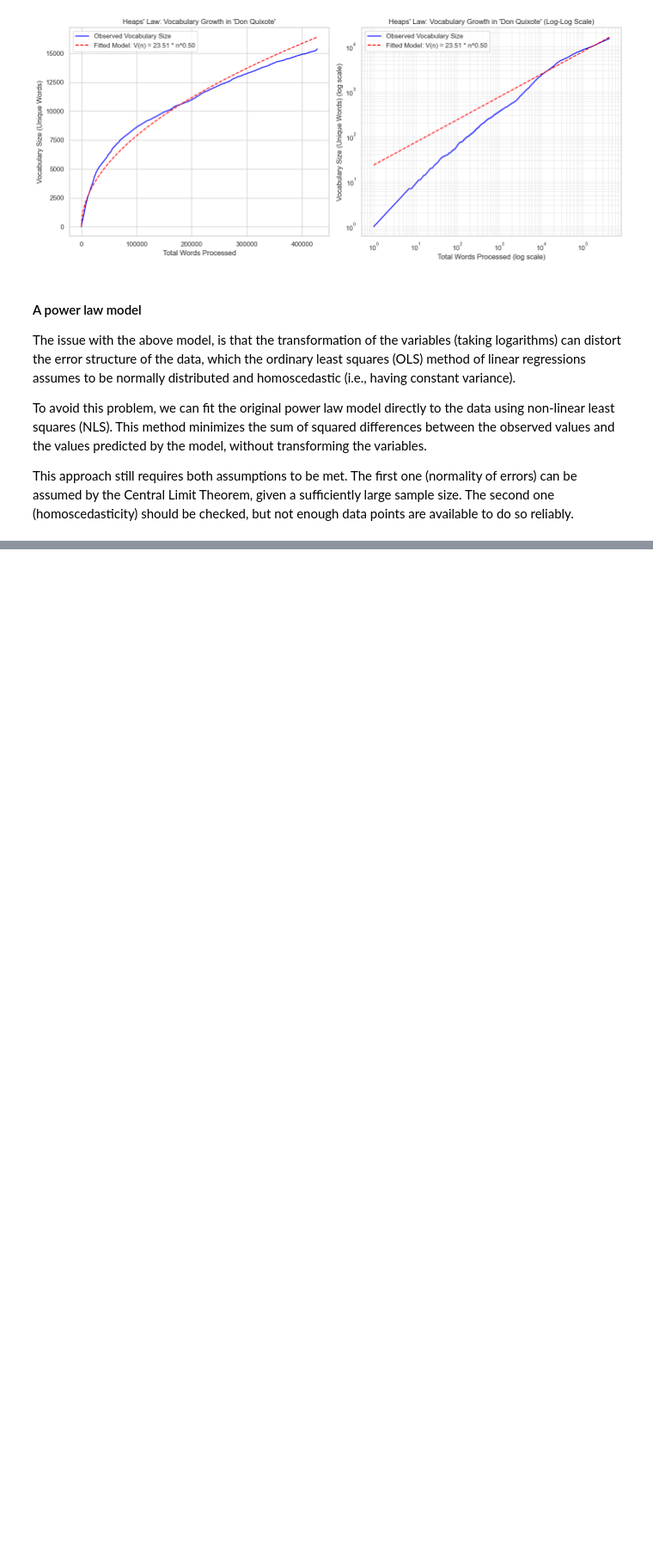
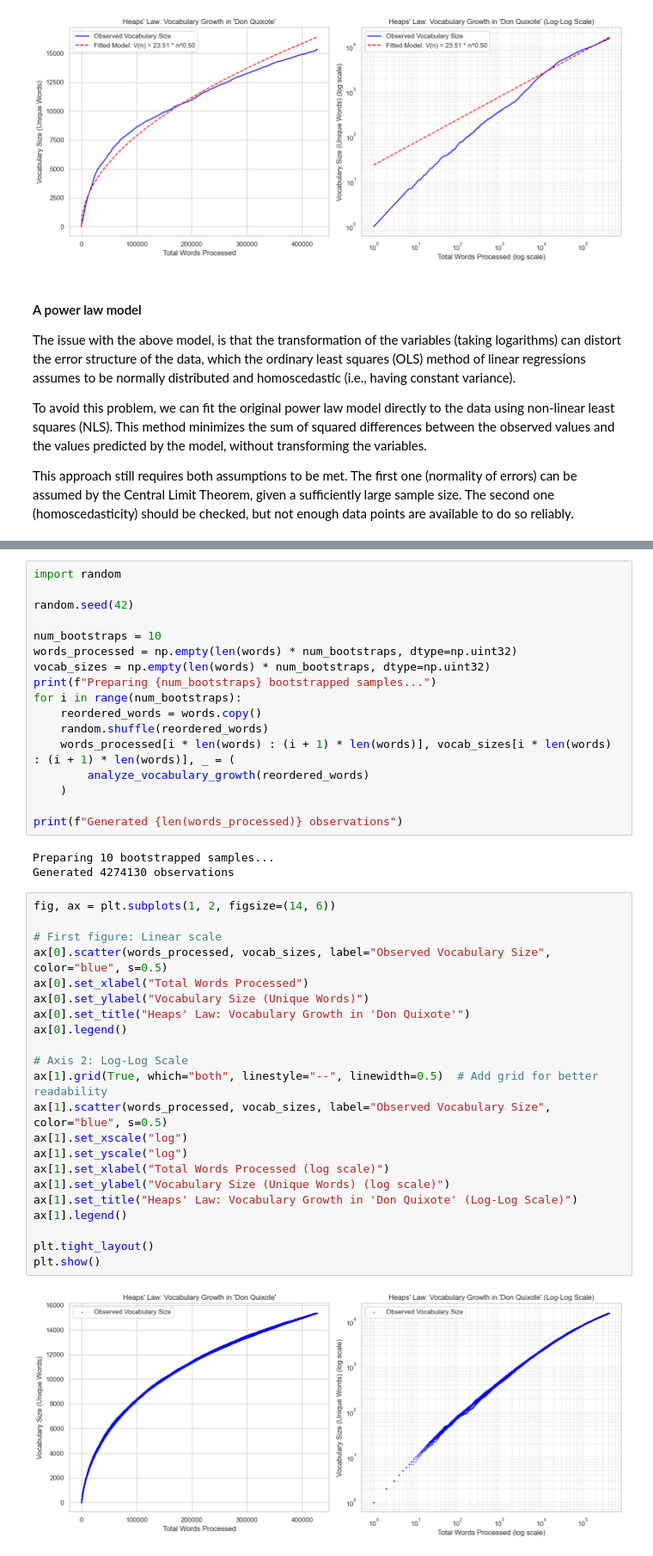
Before and after one commit to AimbotParce/MDS-IRRS-ZipfLaw, a Jupyter notebook: notebooks/Heaps.ipynb, the cells around one changed output, grey strips where cells are left out. Shown: that part at 86% size. Saved outputs shown, nothing was run; the diff lists cells and outputs as text; blank space fills up the shorter version.

```diff
--- a/notebooks/Heaps.ipynb
+++ b/notebooks/Heaps.ipynb
@@ -113,0 +194,44 @@ This approach still requires both assumptions to be met. The first one (normalit
+# %%
+import random
+
+random.seed(42)
+
+num_bootstraps = 10
+words_processed = np.empty(len(words) * num_bootstraps, dtype=np.uint32)
+vocab_sizes = np.empty(len(words) * num_bootstraps, dtype=np.uint32)
+print(f"Preparing {num_bootstraps} bootstrapped samples...")
+for i in range(num_bootstraps):
+    reordered_words = words.copy()
+    random.shuffle(reordered_words)
+    words_processed[i * len(words) : (i + 1) * len(words)], vocab_sizes[i * len(words) : (i + 1) * len(words)], _ = (
+        analyze_vocabulary_growth(reordered_words)
+    )
+
+print(f"Generated {len(words_processed)} observations")
+# %% [output]
+Preparing 10 bootstrapped samples...
+Generated 4274130 observations
+# %%
+fig, ax = plt.subplots(1, 2, figsize=(14, 6))
+
+# First figure: Linear scale
+ax[0].scatter(words_processed, vocab_sizes, label="Observed Vocabulary Size", color="blue", s=0.5)
+ax[0].set_xlabel("Total Words Processed")
+ax[0].set_ylabel("Vocabulary Size (Unique Words)")
+ax[0].set_title("Heaps' Law: Vocabulary Growth in 'Don Quixote'")
+ax[0].legend()
+
+# Axis 2: Log-Log Scale
+ax[1].grid(True, which="both", linestyle="--", linewidth=0.5)  # Add grid for better readability
+ax[1].scatter(words_processed, vocab_sizes, label="Observed Vocabulary Size", color="blue", s=0.5)
+ax[1].set_xscale("log")
+ax[1].set_yscale("log")
+ax[1].set_xlabel("Total Words Processed (log scale)")
+ax[1].set_ylabel("Vocabulary Size (Unique Words) (log scale)")
+ax[1].set_title("Heaps' Law: Vocabulary Growth in 'Don Quixote' (Log-Log Scale)")
+ax[1].legend()
+
+plt.tight_layout()
+plt.show()
+# %% [output]
+[figure, added]
```
Also changed, not shown: parts of 8 cells of this notebook, 1 other file.
